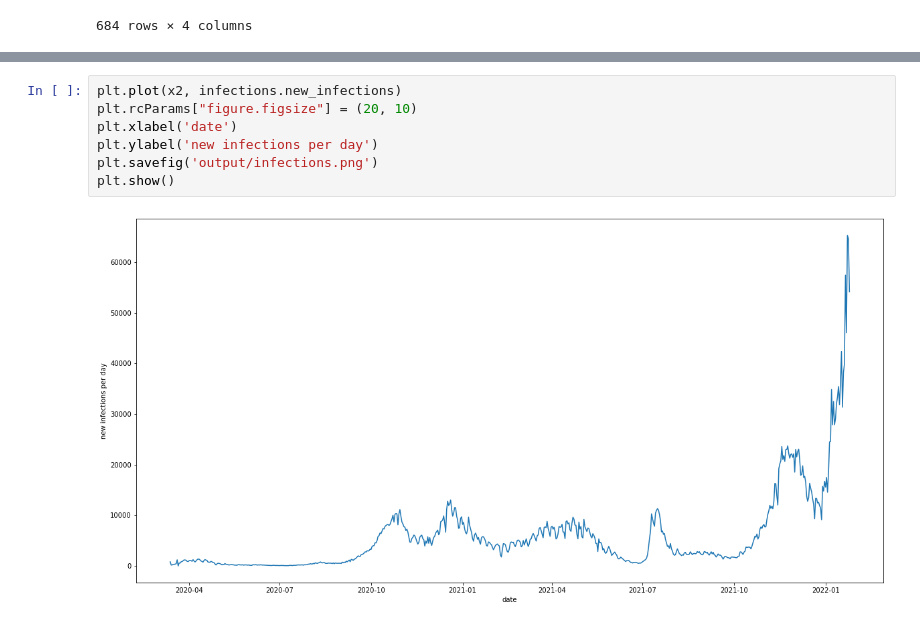
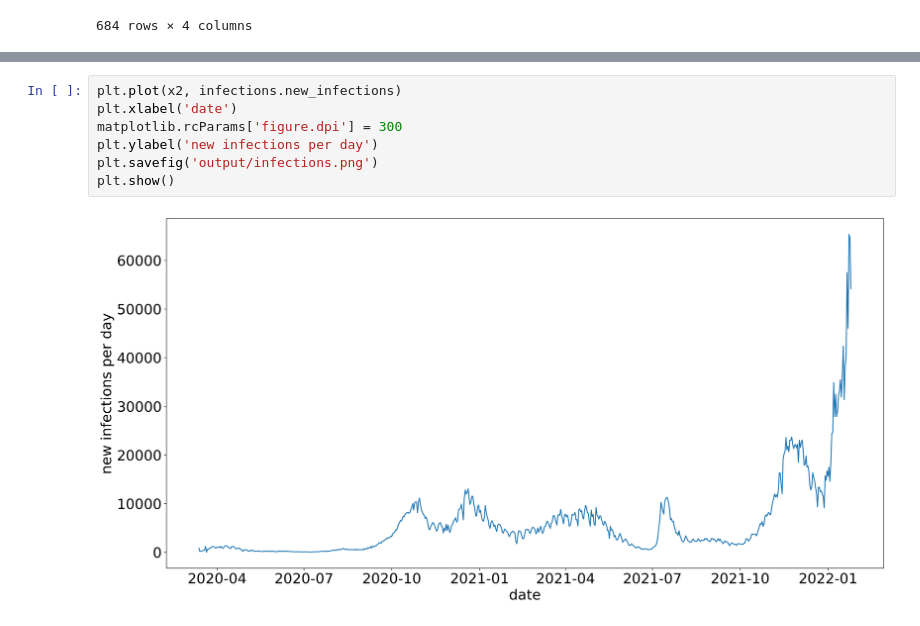
Before and after one commit to matthiasmeester/dm_project, a Jupyter notebook: src/analyses/spacy.ipynb, the cells around one changed output, grey strips where cells are left out. Drawn from its saved outputs; the diff is of its cells as text.

```diff
--- a/src/analyses/spacy.ipynb
+++ b/src/analyses/spacy.ipynb
@@ -119,9 +119,9 @@ two_lines(x, y, x2, y2)
 # %%
 plt.plot(x2, infections.new_infections)
-plt.rcParams["figure.figsize"] = (20, 10)
 plt.xlabel('date')
+matplotlib.rcParams['figure.dpi'] = 300
 plt.ylabel('new infections per day')
 plt.savefig('output/infections.png')
 plt.show()
 # %% [output]
-[figure, old version]
+[figure, new version]
```
Also changed, not shown: parts of 4 cells of this notebook, 6 other files.
